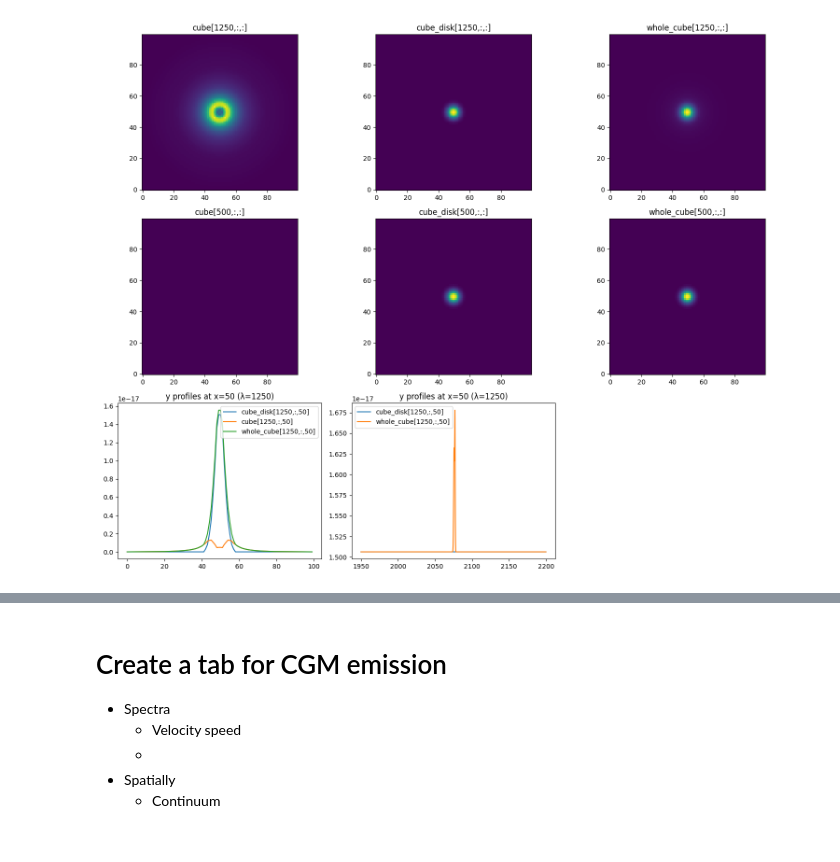
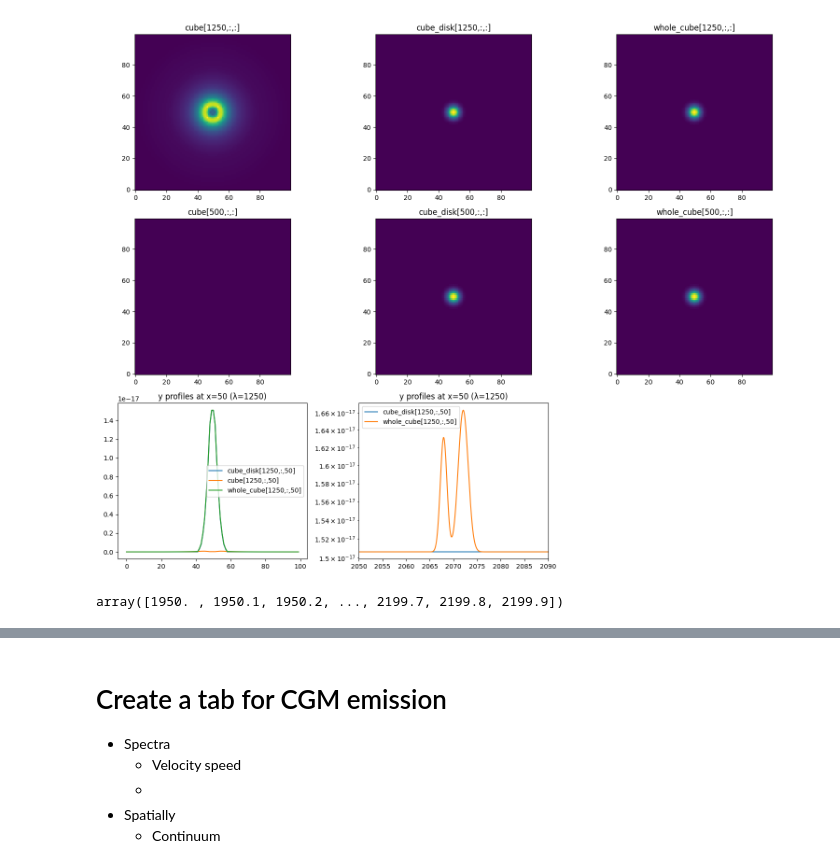
Before and after one commit to vpicouet/generic-etc, a Jupyter notebook: data/create_data_cube.ipynb, the cells around one changed output, grey strips where cells are left out. Saved outputs shown, nothing was run; the diff lists cells and outputs as text; code cells hidden in the pictures.

```diff
--- a/data/create_data_cube.ipynb
+++ b/data/create_data_cube.ipynb
@@ -54,11 +54,11 @@ def generate_radial_profile_cube(whole_profile, disk_profile, redshift, platesca
     cube_disk = np.repeat(image_2d_disk[np.newaxis, :, :], 2500, axis=0)
 
     # Calcul de l'axe des vitesses centré autour de lambda_0
-    lambda_0 = np.mean(wavelength_axis)
-    v_axis = ((wavelength_axis - lambda_0) / lambda_0) * 3e5  # km/s
+    # lambda_0 = np.mean(wavelength_axis)
+    # v_axis = ((wavelength_axis - lambda_0) / lambda_0) * 3e5  # km/s
 
     # Génère une fois le profil spectral (même partout)
-    spectral_profile = double_asymmetric_gaussian(v_axis, A_b, w, speed, sigma_b, A_r, sigma_r)
+    spectral_profile = double_asymmetric_gaussian(wavelength_axis, A_b, w, speed, sigma_b, A_r, sigma_r)
 
     # Ajoute la raie CGM spatialement pondérée
     for j in range(ny):
@@ -91,6 +91,8 @@ lambda_axis = np.arange(wave_range[0], wave_range[1], dw)  # en Angstroms
 
 # Appel
 # cube
+wave=2070
+
 cube_disk, whole_cube, cube= generate_radial_profile_cube(
     whole_profile=cat_all,
     disk_profile=cat_gal,
@@ -100,28 +102,38 @@ cube_disk, whole_cube, cube= generate_radial_profile_cube(
     PSF_RMS=0.5,  # pas encore appliqué ici
     size_kpc=15,
     wavelength_axis=lambda_axis,
-    A_b=1, w=200, speed=500000000/3e6,sigma_b=50,
-    A_r=0.8, sigma_r=80
+    A_b=1, w=wave, speed=wave * 600/3e5,sigma_b=wave*150/3e5,
+    A_r=0.8, sigma_r=wave*100/3e5
 )
 
 
 cube_size = cube.shape
 pixel_scale=1
 wave_range
+
+dw_m = 1e-11
+
 wcs = WCS(naxis=3)
-wcs.wcs.crpix = [cube_size[1] // 2, cube_size[0] // 2, 1]
-wcs.wcs.cdelt = [pixel_scale / 3600, pixel_scale / 3600, dw]
-wcs.wcs.crval = [0, 0, wave_range[0]]
+wcs.wcs.cunit = ['deg', 'deg', 'm']
+wcs.wcs.cdelt = [pixel_scale / 3600, pixel_scale / 3600, dw_m]
+wcs.wcs.crpix = [cube_size[1] // 2, cube_size[0] // 2, 1 ]
+wcs.wcs.crval = [0, 0, wave_range[0] * 1e-10]  # aussi converti en mètres !
 wcs.wcs.ctype = ["RA---TAN", "DEC--TAN", "WAVE"]
-hdu = fits.PrimaryHDU(whole_cube, header=wcs.to_header())
-hdu.writeto("/Users/Vincent/Github/generic-etc/data/Emission_cube/galaxy_and_cgm.fits", overwrite=True)
+header = wcs.to_header()
+# header['CUNIT3'] = 'nm'  # ← on force explicitement
 
-hdu = fits.PrimaryHDU(cube_disk, header=wcs.to_header())
-hdu.writeto("/Users/Vincent/Github/generic-etc/data/Emission_cube/galaxy_disk.fits", overwrite=True)
+# wcs.wcs.cunit3 = "Angstrom"
+hdu = fits.PrimaryHDU(whole_cube, header=header)
+hdu.writeto("/Users/Vincent/Github/generic-etc/data/Emission_cube/galaxy_and_cgm_cube.fits", overwrite=True)
 
-hdu = fits.PrimaryHDU(cube, header=wcs.to_header())
-hdu.writeto("/Users/Vincent/Github/generic-etc/data/Emission_cube/CGM.fits", overwrite=True)
+hdu = fits.PrimaryHDU(cube_disk, header=header)
+hdu.writeto("/Users/Vincent/Github/generic-etc/data/Emission_cube/galaxy_disk_cube.fits", overwrite=True)
 
+hdu = fits.PrimaryHDU(cube, header=header)
+hdu.writeto("/Users/Vincent/Github/generic-etc/data/Emission_cube/CGM_cube.fits", overwrite=True)
+
+# dw_nm = 0.1  # en nm
+# dw_m = dw_nm * 1e-9  # conversion explicite en mètres
 
 
 import matplotlib.pyplot as plt
@@ -132,33 +144,38 @@ axs[0, 0].imshow(cube[1250, :, :], origin='lower', cmap='viridis')
 axs[0, 0].set_title("cube[1250,:,:]")
 axs[0, 1].imshow(cube_disk[1250, :, :], origin='lower', cmap='viridis')
 axs[0, 1].set_title("cube_disk[1250,:,:]")
 axs[0, 2].imshow(whole_cube[1250, :, :], origin='lower', cmap='viridis')
 axs[0, 2].set_title("whole_cube[1250,:,:]")
 # Row 2: wavelength index 500
 axs[1, 0].imshow(cube[500, :, :], origin='lower', cmap='viridis')
 axs[1, 0].set_title("cube[500,:,:]")
 axs[1, 1].imshow(cube_disk[500, :, :], origin='lower', cmap='viridis')
 axs[1, 1].set_title("cube_disk[500,:,:]")
 axs[1, 2].imshow(whole_cube[500, :, :], origin='lower', cmap='viridis')
 axs[1, 2].set_title("whole_cube[500,:,:]")
 # Row 3: line profiles at x = 50
 y_axis = range(cube.shape[1])  # assuming cube.shape = (nw, ny, nx)
 axs[2, 0].plot(y_axis, cube_disk[1250, :, 50], label='cube_disk[1250,:,50]')
 axs[2, 0].plot(y_axis, cube[1250, :, 50], label='cube[1250,:,50]')
 axs[2, 0].plot(y_axis, whole_cube[1250, :, 50], label='whole_cube[1250,:,50]')
 axs[2, 0].set_title("y profiles at x=50 (λ=1250)")
 axs[2, 0].legend()
 
 
 
-axs[2, 1].plot(lambda_axis, cube_disk[:,50,50], label='cube_disk[1250,:,50]')
+axs[2, 1].semilogy(lambda_axis, cube_disk[:,50,50], label='cube_disk[1250,:,50]')
 # axs[2, 1].plot(lambda_axis, cube[:,50,50], label='cube[1250,:,50]')
-axs[2, 1].plot(lambda_axis, whole_cube[:,50,50], label='whole_cube[1250,:,50]')
+axs[2, 1].semilogy(lambda_axis, whole_cube[:,50,50], label='whole_cube[1250,:,50]')
 axs[2, 1].set_title("y profiles at x=50 (λ=1250)")
+axs[2, 1].set_xlim((2050,2090))
 axs[2, 1].legend()
 axs[2, 2].axis('off')
 
 plt.tight_layout()
 plt.show()
 # %% [output]
-[figure, old version]
+[figure, new version]
+# %%
+lambda_axis
+# %% [output]
+array([1950. , 1950.1, 1950.2, ..., 2199.7, 2199.8, 2199.9])
```
Also changed, not shown: parts of 1 cell of this notebook, 9 other files.
